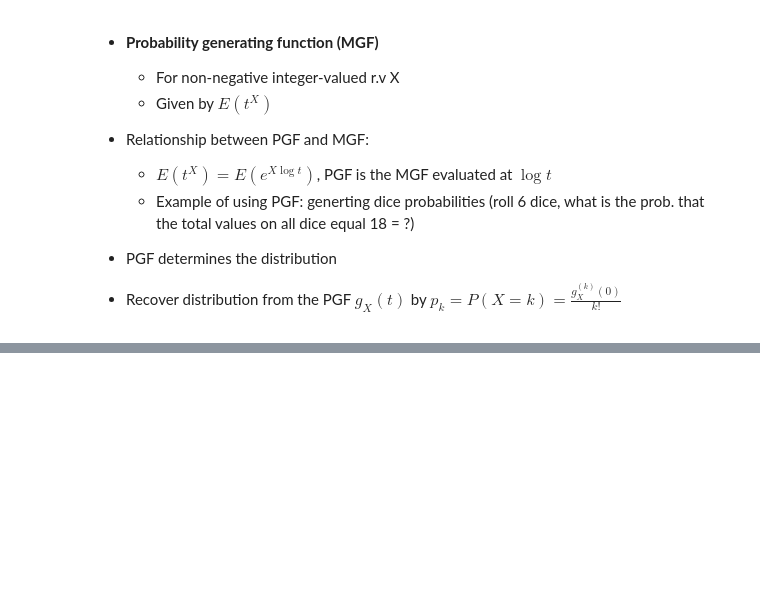
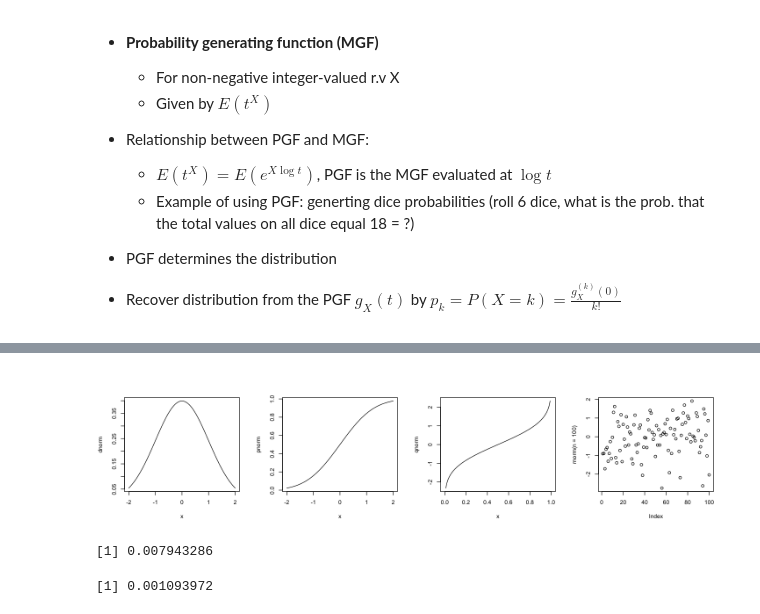
Before and after one commit to trinhngocthuyen/reading-hub, a Jupyter notebook: intro_to_prob/06_moments.ipynb, the cells around one changed output, grey strips where cells are left out. Saved outputs shown, nothing was run; the diff lists cells and outputs as text; code cells hidden in the pictures; blank space fills up the shorter version.

```diff
--- a/intro_to_prob/06_moments.ipynb
+++ b/intro_to_prob/06_moments.ipynb
@@ -63,0 +117,29 @@ https://www.amazon.com/Introduction-Probability-Chapman-Statistical-Science/dp/1
+# %%
+# Distinguish 4 family functions: pnorm, dnorm, qnorm, rnorm
+figsize(12, 3); par(mfrow=c(1, 4))
+plot(dnorm, from=-2, to=2) # pdf
+plot(pnorm, from=-2, to=2) # cdf
+plot(qnorm, from= 0, to=1)
+plot(rnorm(n=100))
+# %% [output]
+[figure, added]
+# %%
+# Try implementing Skew, Kurt of Normal distribution
+skew <- function(x) {
+    centralmoment <- mean((x - mean(x))^3)
+    centralmoment/(sd(x)^3)
+}
+
+kurt <- function(x) {
+    centralmoment <- mean((x - mean(x))^4)
+    centralmoment/(sd(x)^4) - 3
+}
+
+# Expected:
+#  - Skew = 0 (b/c Normal distribution is symmetric)
+#  - Kurt = 0
+skew(z)
+kurt(z)
+# %% [output]
+[1] 0.007943286
+[1] 0.001093972
```
Also changed, not shown: parts of 13 cells of this notebook.
